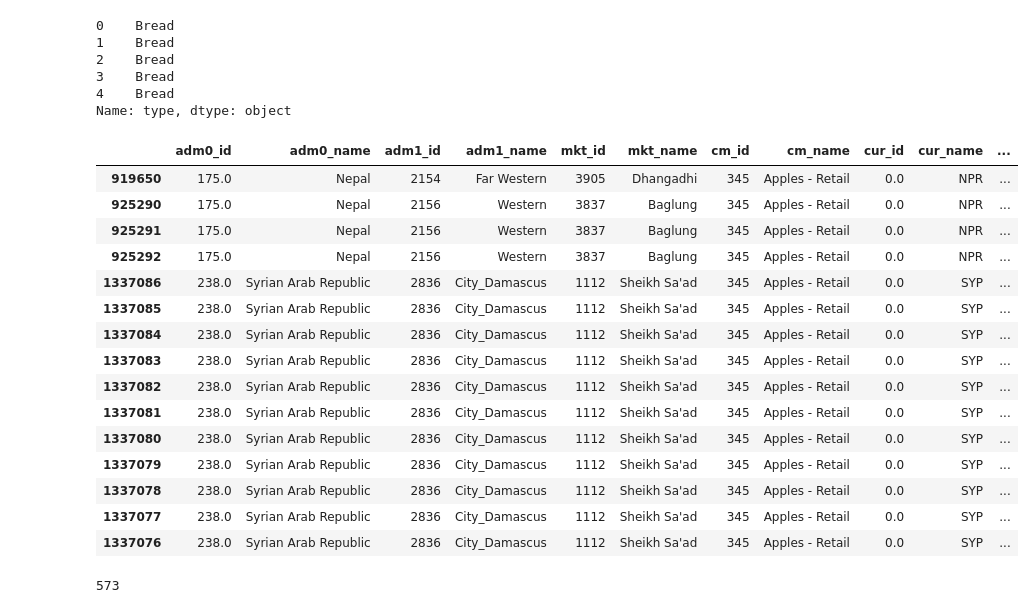
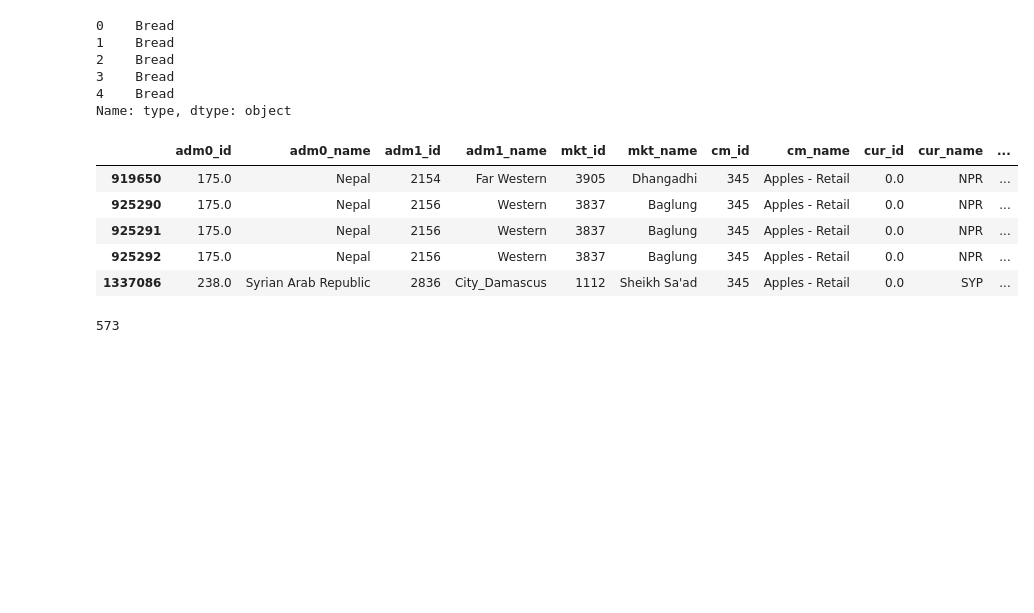
Before and after one commit to AllanRPetersen/Predicting-Food-Prices, a Jupyter notebook: notebooks/adrian_food_global_pricing.ipynb, the cells around one changed output. Saved outputs shown, nothing was run; the diff lists cells and outputs as text; code cells hidden in the pictures; blank space fills up the shorter version.

```diff
--- a/notebooks/adrian_food_global_pricing.ipynb
+++ b/notebooks/adrian_food_global_pricing.ipynb
@@ -136,24 +135,14 @@ price_df['type'].head()
 4    Bread
 Name: type, dtype: object
 # %%
-price_df.sort_values(by='type').head(15)
+price_df.sort_values(by='type').head(5)
 # %% [output]
 |  | adm0_id | adm0_name | adm1_id | adm1_name | mkt_id | mkt_name | cm_id | cm_name | cur_id | cur_name | ... |
 | 919650 | 175.0 | Nepal | 2154 | Far Western | 3905 | Dhangadhi | 345 | Apples - Retail | 0.0 | NPR | ... |
 | 925290 | 175.0 | Nepal | 2156 | Western | 3837 | Baglung | 345 | Apples - Retail | 0.0 | NPR | ... |
 | 925291 | 175.0 | Nepal | 2156 | Western | 3837 | Baglung | 345 | Apples - Retail | 0.0 | NPR | ... |
 | 925292 | 175.0 | Nepal | 2156 | Western | 3837 | Baglung | 345 | Apples - Retail | 0.0 | NPR | ... |
 | 1337086 | 238.0 | Syrian Arab Republic | 2836 | City_Damascus | 1112 | Sheikh Sa'ad | 345 | Apples - Retail | 0.0 | SYP | ... |
-| 1337085 | 238.0 | Syrian Arab Republic | 2836 | City_Damascus | 1112 | Sheikh Sa'ad | 345 | Apples - Retail | 0.0 | SYP | ... |
-| 1337084 | 238.0 | Syrian Arab Republic | 2836 | City_Damascus | 1112 | Sheikh Sa'ad | 345 | Apples - Retail | 0.0 | SYP | ... |
-| 1337083 | 238.0 | Syrian Arab Republic | 2836 | City_Damascus | 1112 | Sheikh Sa'ad | 345 | Apples - Retail | 0.0 | SYP | ... |
-| 1337082 | 238.0 | Syrian Arab Republic | 2836 | City_Damascus | 1112 | Sheikh Sa'ad | 345 | Apples - Retail | 0.0 | SYP | ... |
-| 1337081 | 238.0 | Syrian Arab Republic | 2836 | City_Damascus | 1112 | Sheikh Sa'ad | 345 | Apples - Retail | 0.0 | SYP | ... |
-| 1337080 | 238.0 | Syrian Arab Republic | 2836 | City_Damascus | 1112 | Sheikh Sa'ad | 345 | Apples - Retail | 0.0 | SYP | ... |
-| 1337079 | 238.0 | Syrian Arab Republic | 2836 | City_Damascus | 1112 | Sheikh Sa'ad | 345 | Apples - Retail | 0.0 | SYP | ... |
-| 1337078 | 238.0 | Syrian Arab Republic | 2836 | City_Damascus | 1112 | Sheikh Sa'ad | 345 | Apples - Retail | 0.0 | SYP | ... |
-| 1337077 | 238.0 | Syrian Arab Republic | 2836 | City_Damascus | 1112 | Sheikh Sa'ad | 345 | Apples - Retail | 0.0 | SYP | ... |
-| 1337076 | 238.0 | Syrian Arab Republic | 2836 | City_Damascus | 1112 | Sheikh Sa'ad | 345 | Apples - Retail | 0.0 | SYP | ... |
 # %%
 price_df['type'].nunique()
 # %% [output]
```
Also changed, not shown: parts of 33 cells of this notebook.
